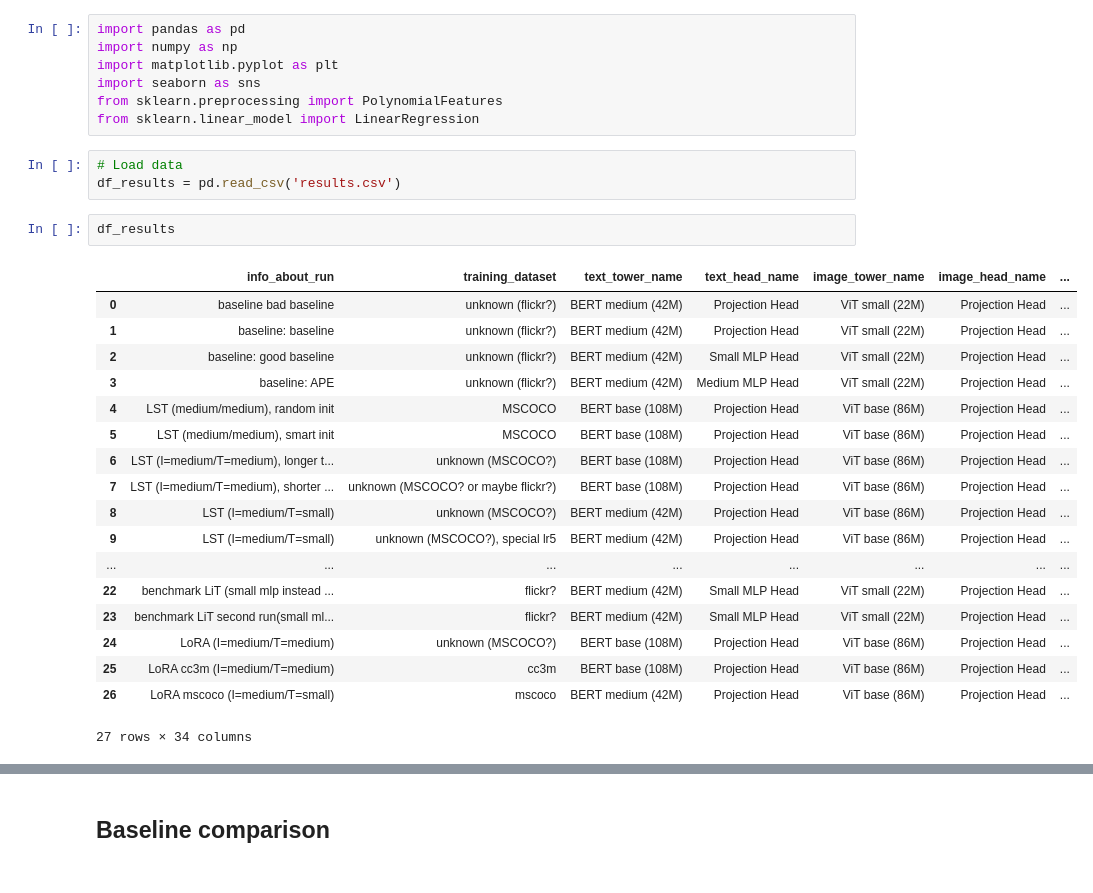
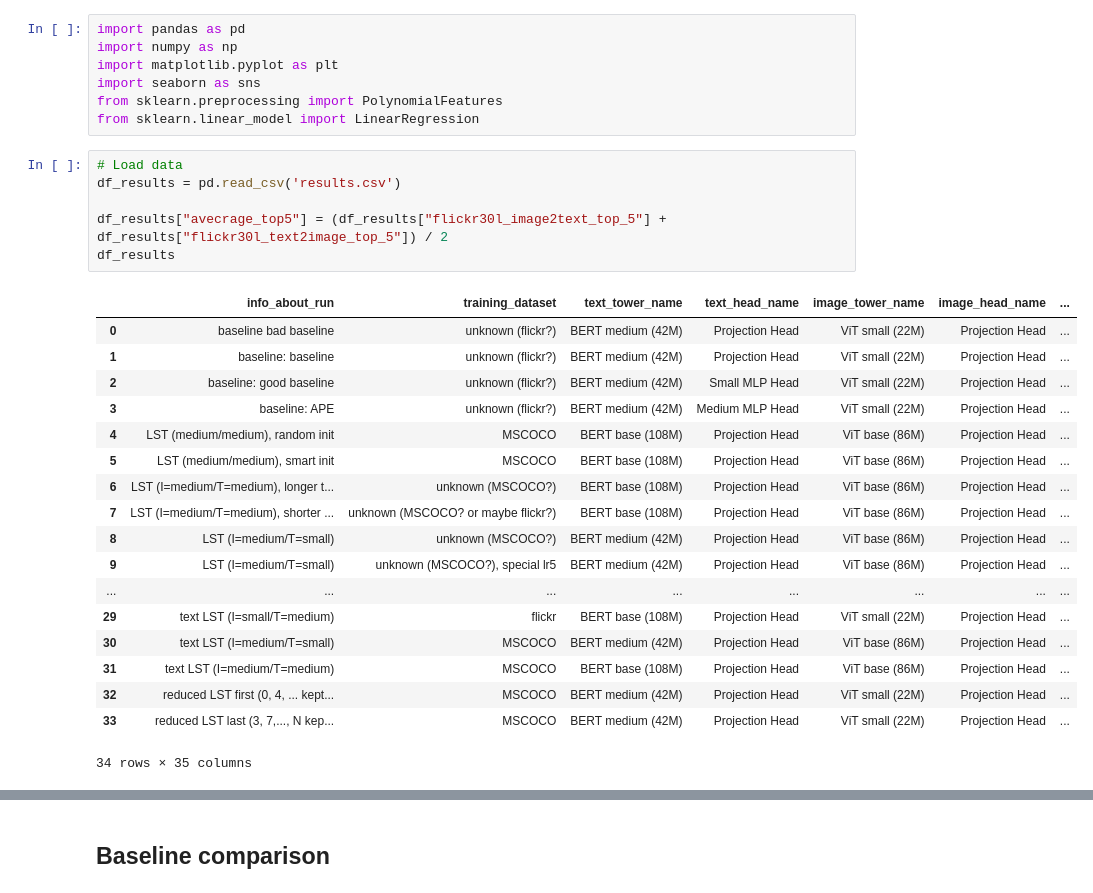
Before and after one commit to CarrelV/master_lit, a Jupyter notebook: graph.ipynb, the cells around one changed output, grey strips where cells are left out. Cells and saved outputs as stored; diff of their text form.

Commit message:
text LST memory

```diff
--- a/graph.ipynb
+++ b/graph.ipynb
@@ -8,24 +8,25 @@ from sklearn.linear_model import LinearRegression
 # %%
 # Load data
 df_results = pd.read_csv('results.csv')
+
+df_results["avecrage_top5"] = (df_results["flickr30l_image2text_top_5"] + df_results["flickr30l_text2image_top_5"]) / 2
+df_results
+# %% [output]
+|  | info_about_run | training_dataset | text_tower_name | text_head_name | image_tower_name | image_head_name | ... |
+| 0 | baseline bad baseline | unknown (flickr?) | BERT medium (42M) | Projection Head | ViT small (22M) | Projection Head | ... |
+| 1 | baseline: baseline | unknown (flickr?) | BERT medium (42M) | Projection Head | ViT small (22M) | Projection Head | ... |
+| 2 | baseline: good baseline | unknown (flickr?) | BERT medium (42M) | Small MLP Head | ViT small (22M) | Projection Head | ... |
+| 3 | baseline: APE | unknown (flickr?) | BERT medium (42M) | Medium MLP Head | ViT small (22M) | Projection Head | ... |
+| 4 | LST (medium/medium), random init | MSCOCO | BERT base (108M) | Projection Head | ViT base (86M) | Projection Head | ... |
+| 5 | LST (medium/medium), smart init | MSCOCO | BERT base (108M) | Projection Head | ViT base (86M) | Projection Head | ... |
+| 6 | LST (I=medium/T=medium), longer t... | unknown (MSCOCO?) | BERT base (108M) | Projection Head | ViT base (86M) | Projection Head | ... |
+| 7 | LST (I=medium/T=medium), shorter ... | unknown (MSCOCO? or maybe flickr?) | BERT base (108M) | Projection Head | ViT base (86M) | Projection Head | ... |
+| 8 | LST (I=medium/T=small) | unknown (MSCOCO?) | BERT medium (42M) | Projection Head | ViT base (86M) | Projection Head | ... |
+| 9 | LST (I=medium/T=small) | unknown (MSCOCO?), special lr5 | BERT medium (42M) | Projection Head | ViT base (86M) | Projection Head | ... |
+| ... | ... | ... | ... | ... | ... | ... | ... |
+| 29 | text LST (I=small/T=medium) | flickr | BERT base (108M) | Projection Head | ViT small (22M) | Projection Head | ... |
+| 30 | text LST (I=medium/T=small) | MSCOCO | BERT medium (42M) | Projection Head | ViT base (86M) | Projection Head | ... |
+| 31 | text LST (I=medium/T=medium) | MSCOCO | BERT base (108M) | Projection Head | ViT base (86M) | Projection Head | ... |
+| 32 | reduced LST first (0, 4, ... kept... | MSCOCO | BERT medium (42M) | Projection Head | ViT small (22M) | Projection Head | ... |
+| 33 | reduced LST last (3, 7,..., N kep... | MSCOCO | BERT medium (42M) | Projection Head | ViT small (22M) | Projection Head | ... |
+34 rows × 35 columns
-# %%
-df_results
-# %% [output]
-|  | info_about_run | training_dataset | text_tower_name | text_head_name | image_tower_name | image_head_name | ... |
-| 0 | baseline bad baseline | unknown (flickr?) | BERT medium (42M) | Projection Head | ViT small (22M) | Projection Head | ... |
-| 1 | baseline: baseline | unknown (flickr?) | BERT medium (42M) | Projection Head | ViT small (22M) | Projection Head | ... |
-| 2 | baseline: good baseline | unknown (flickr?) | BERT medium (42M) | Small MLP Head | ViT small (22M) | Projection Head | ... |
-| 3 | baseline: APE | unknown (flickr?) | BERT medium (42M) | Medium MLP Head | ViT small (22M) | Projection Head | ... |
-| 4 | LST (medium/medium), random init | MSCOCO | BERT base (108M) | Projection Head | ViT base (86M) | Projection Head | ... |
-| 5 | LST (medium/medium), smart init | MSCOCO | BERT base (108M) | Projection Head | ViT base (86M) | Projection Head | ... |
-| 6 | LST (I=medium/T=medium), longer t... | unknown (MSCOCO?) | BERT base (108M) | Projection Head | ViT base (86M) | Projection Head | ... |
-| 7 | LST (I=medium/T=medium), shorter ... | unknown (MSCOCO? or maybe flickr?) | BERT base (108M) | Projection Head | ViT base (86M) | Projection Head | ... |
-| 8 | LST (I=medium/T=small) | unknown (MSCOCO?) | BERT medium (42M) | Projection Head | ViT base (86M) | Projection Head | ... |
-| 9 | LST (I=medium/T=small) | unknown (MSCOCO?), special lr5 | BERT medium (42M) | Projection Head | ViT base (86M) | Projection Head | ... |
-| ... | ... | ... | ... | ... | ... | ... | ... |
-| 22 | benchmark LiT (small mlp instead ... | flickr? | BERT medium (42M) | Small MLP Head | ViT small (22M) | Projection Head | ... |
-| 23 | benchmark LiT second run(small ml... | flickr? | BERT medium (42M) | Small MLP Head | ViT small (22M) | Projection Head | ... |
-| 24 | LoRA (I=medium/T=medium) | unknown (MSCOCO?) | BERT base (108M) | Projection Head | ViT base (86M) | Projection Head | ... |
-| 25 | LoRA cc3m (I=medium/T=medium) | cc3m | BERT base (108M) | Projection Head | ViT base (86M) | Projection Head | ... |
-| 26 | LoRA mscoco (I=medium/T=small) | mscoco | BERT medium (42M) | Projection Head | ViT base (86M) | Projection Head | ... |
-27 rows × 34 columns
```
Also changed, not shown: parts of 4 cells of this notebook, 2 other files.
